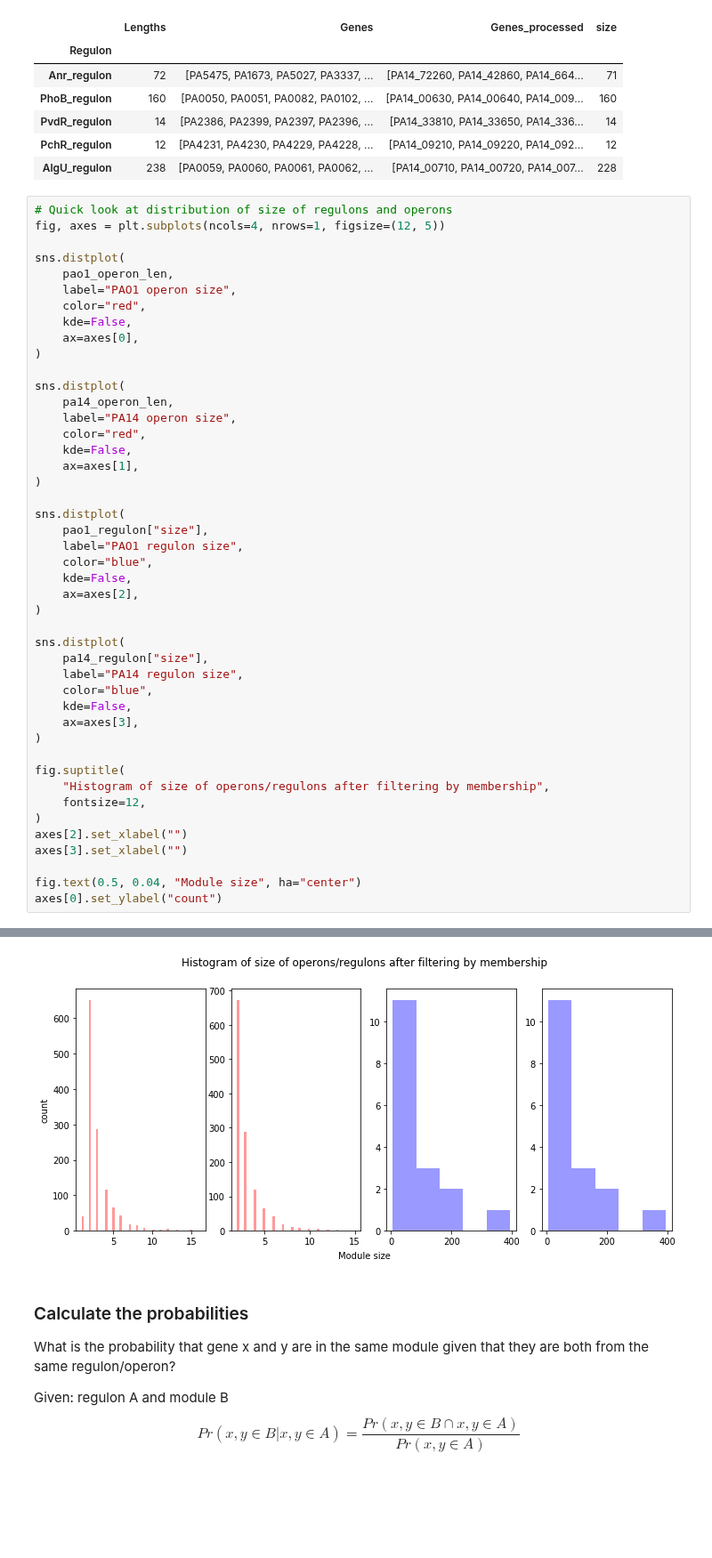
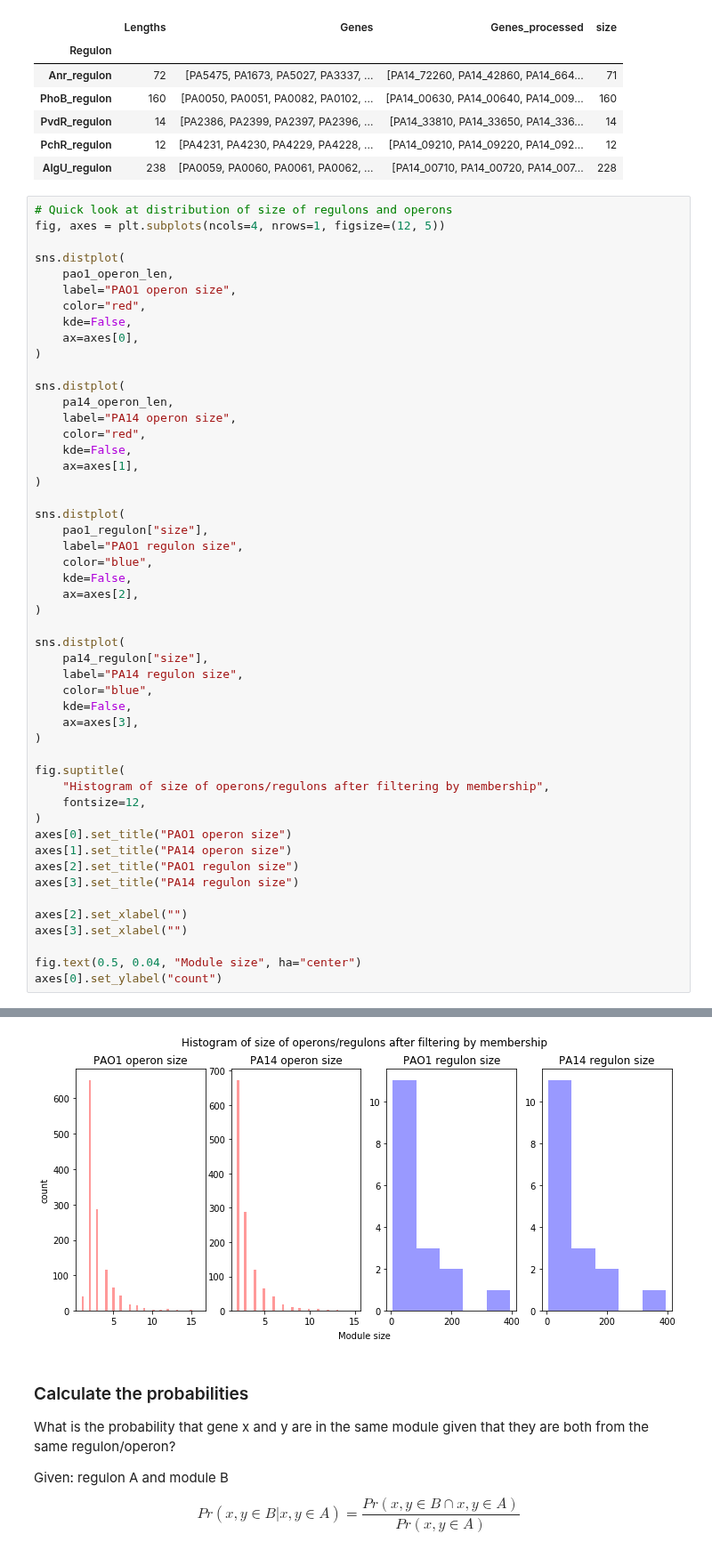
Before and after one commit to greenelab/core-accessory-interactome, a Jupyter notebook: correlation_modules/3_module_validation.ipynb, the cells around one changed output, grey strips where cells are left out. Shown at 89% size. Saved outputs shown, nothing was run; the diff lists cells and outputs as text; blank space fills up the shorter version.

```diff
--- a/correlation_modules/3_module_validation.ipynb
+++ b/correlation_modules/3_module_validation.ipynb
@@ -421,34 +424,39 @@ sns.distplot(
     ax=axes[1],
 )
 
 sns.distplot(
     pao1_regulon["size"],
     label="PAO1 regulon size",
     color="blue",
     kde=False,
     ax=axes[2],
 )
 
 sns.distplot(
     pa14_regulon["size"],
     label="PA14 regulon size",
     color="blue",
     kde=False,
     ax=axes[3],
 )
 
 fig.suptitle(
     "Histogram of size of operons/regulons after filtering by membership",
     fontsize=12,
 )
+axes[0].set_title("PAO1 operon size")
+axes[1].set_title("PA14 operon size")
+axes[2].set_title("PAO1 regulon size")
+axes[3].set_title("PA14 regulon size")
+
 axes[2].set_xlabel("")
 axes[3].set_xlabel("")
 
 fig.text(0.5, 0.04, "Module size", ha="center")
 axes[0].set_ylabel("count")
 # %% [output]
 Text(0, 0.5, 'count')
-[figure, old version]
+[figure, new version]
 # %% [markdown]
 ### Calculate the probabilities
 
```
Also changed, not shown: parts of 29 cells of this notebook, 2 other files.
